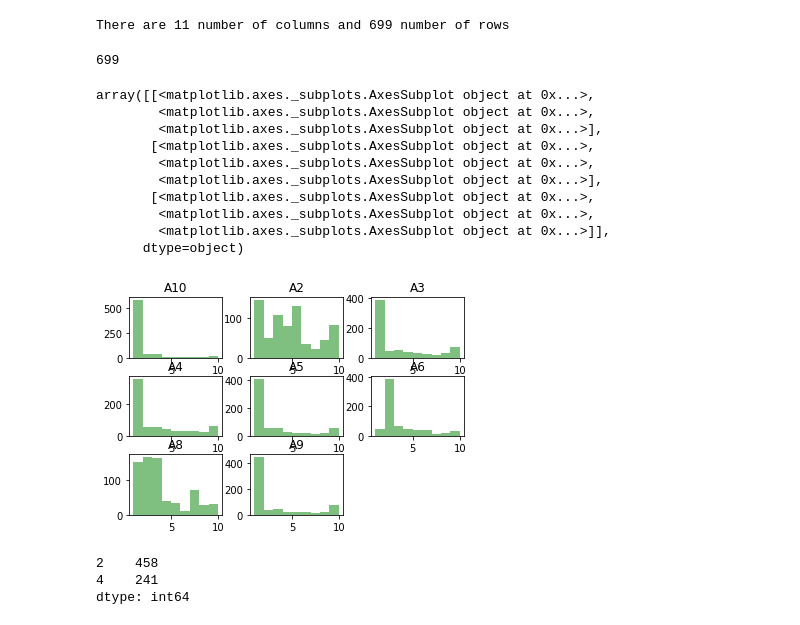
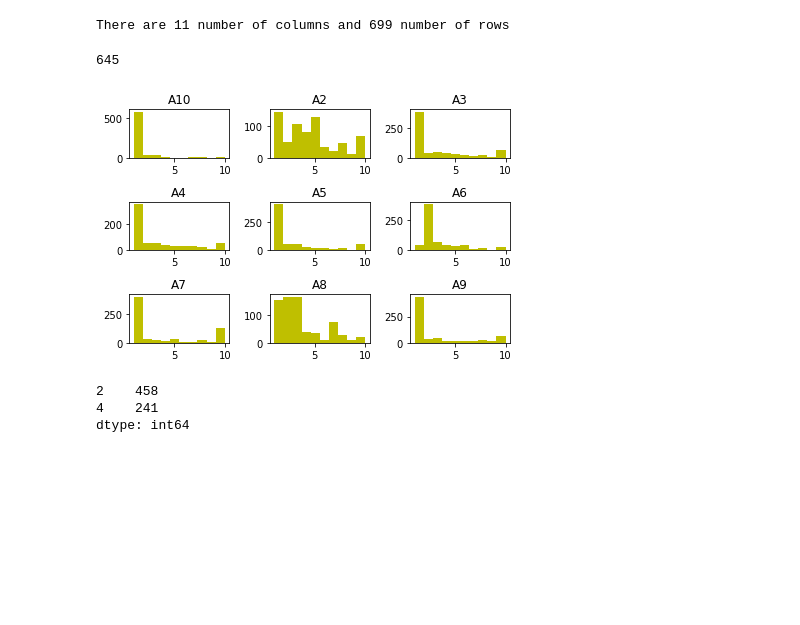
Before and after one commit to elenadesigner/FA18-BL-INFO-I590-14197, a Jupyter notebook: code/Group_15-5.ipynb, the cells around one changed output. Drawn from its saved outputs; the diff is of its cells as text; code cells hidden in the pictures; blank space fills up the shorter version.

```diff
--- a/code/Group_15-5.ipynb
+++ b/code/Group_15-5.ipynb
@@ -5,4 +8,5 @@ import matplotlib.pyplot as plt
 plt.style.use('seaborn-deep')
 # %%
 pd.read_csv
-df = pd.read_csv('Breast-Cancer-Wisconsin.csv')
+pd.read_csv("Breast-Cancer-Wisconsin.csv")
+df.head()
@@ -23,2 +20,2 @@ print(df.head(10))
 # %%
-print(df['A7'].replace('?', np.NaN))
+df["A7"] = df["A7"].replace('?', np.NaN) #Replace ? by NaN in column A7
@@ -116,0 +22,2 @@ dtype: float64
+# %%
+df["A7"] = pd.to_numeric(df['A7']) #Apply pandas function pd.to_numeric() for column A7
@@ -170,20 +93,6 @@ print ("There are", number_cols, "number of columns and", number_rows, "number o
 # %% [output]
 There are 11 number of columns and 699 number of rows
 # %%
-print (len(df['Scn']))
+print(len(df.Scn.unique())) #Report how many unique id values (column Scn)
 # %% [output]
-699
+645
-# %%
-df.loc[:, 'A2':'A10'].hist(bins = 9, color = 'green', alpha = 0.5, grid=False )
-# %% [output]
-array([[<matplotlib.axes._subplots.AxesSubplot object at 0x...>,
-        <matplotlib.axes._subplots.AxesSubplot object at 0x...>,
-        <matplotlib.axes._subplots.AxesSubplot object at 0x...>],
-       [<matplotlib.axes._subplots.AxesSubplot object at 0x...>,
-        <matplotlib.axes._subplots.AxesSubplot object at 0x...>,
-        <matplotlib.axes._subplots.AxesSubplot object at 0x...>],
-       [<matplotlib.axes._subplots.AxesSubplot object at 0x...>,
-        <matplotlib.axes._subplots.AxesSubplot object at 0x...>,
-        <matplotlib.axes._subplots.AxesSubplot object at 0x...>]],
-      dtype=object)
-[figure, removed]
@@ -192,3 +99,9 @@ plt.show()
+# %%
+pd.DataFrame.hist(df.loc[:, 'A2':'A10'], grid = False, color = 'y') #Draw histograms for columns A2-A10
+plt.tight_layout(rect=(0, 0, 1, 1))
+plt.show()
+# %% [output]
+[figure, added]
 # %%
 df2 = pd.value_counts(df['CLASS'].values)
 # %%
```
Also changed, not shown: parts of 24 cells of this notebook.
